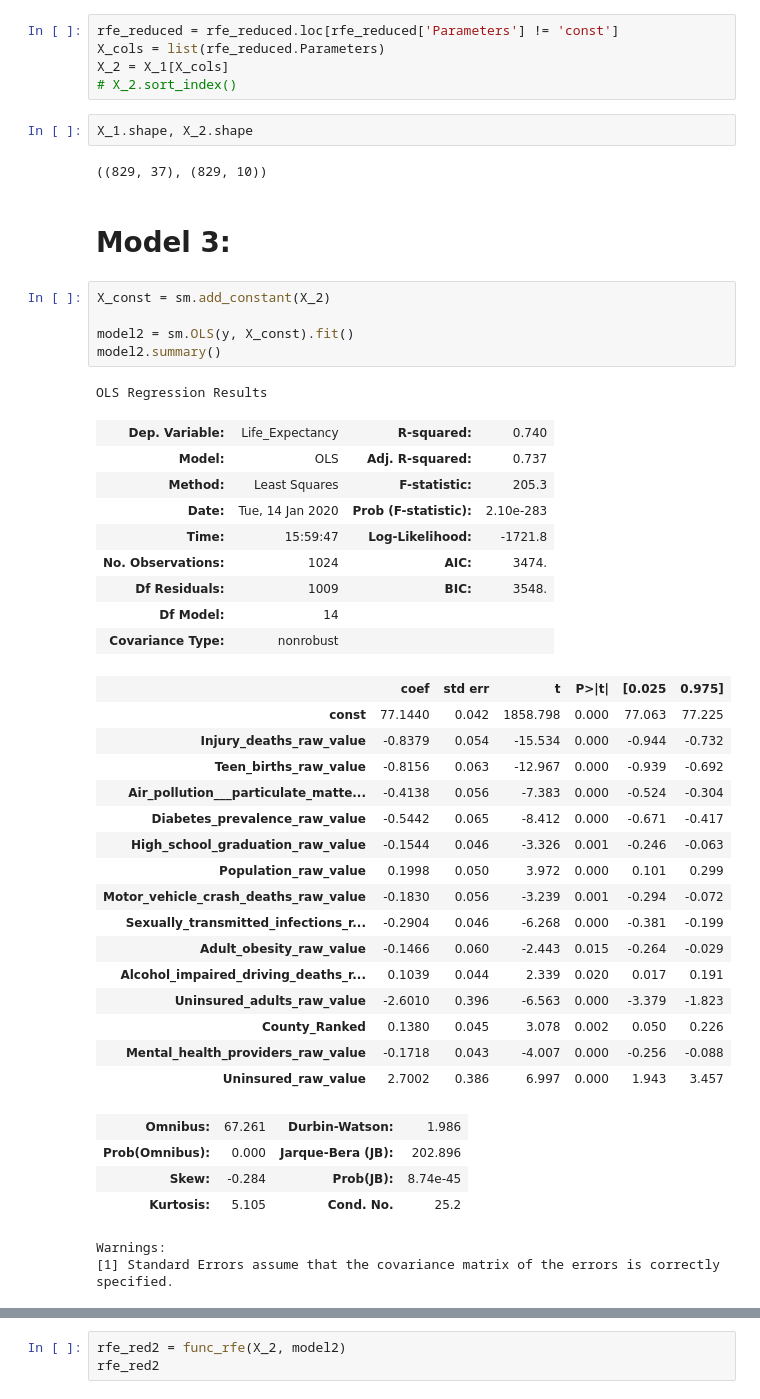
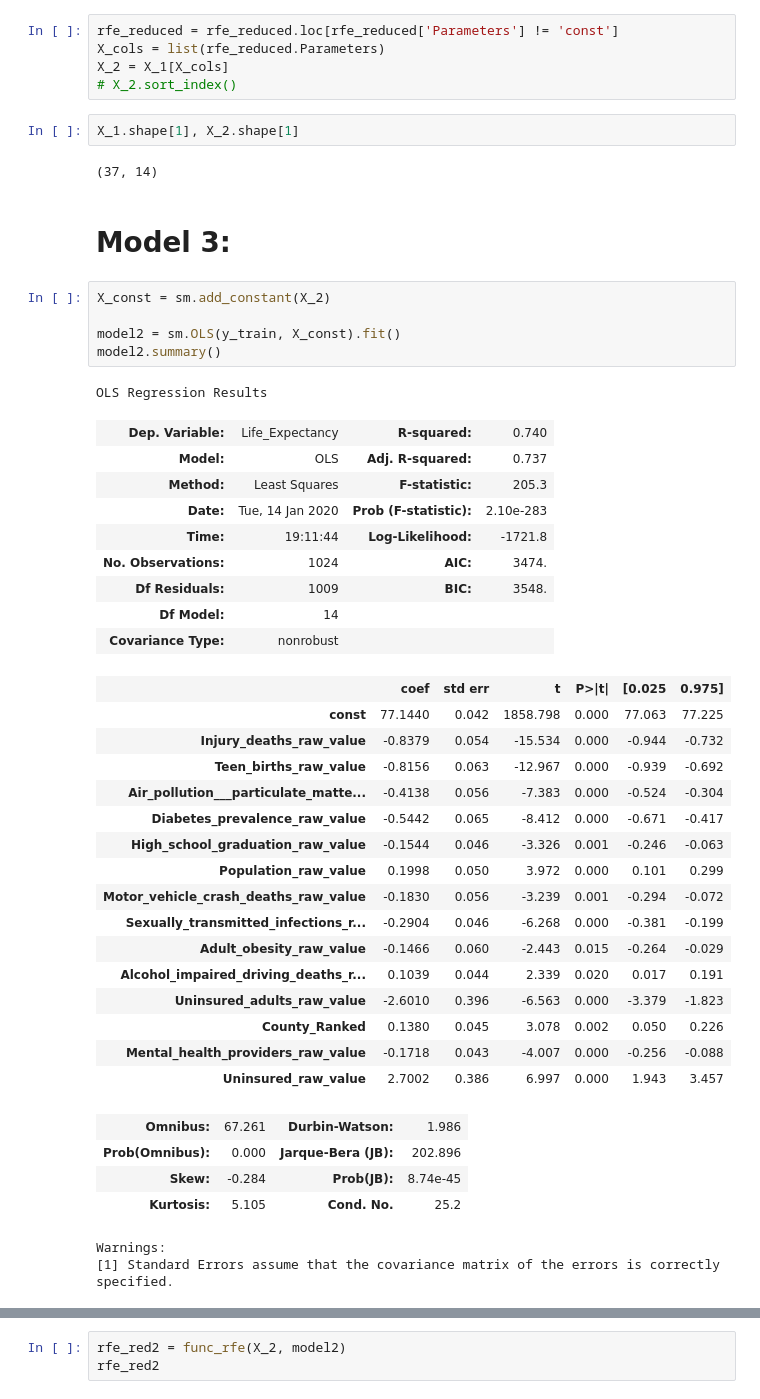
Before and after one commit to Matt-Newton998/Life_Expectancy-Mod04_Project, a Jupyter notebook: Modelling_Matt.ipynb, the cells around one changed output, grey strips where cells are left out. Saved outputs shown, nothing was run; the diff lists cells and outputs as text.

```diff
--- a/Modelling_Matt.ipynb
+++ b/Modelling_Matt.ipynb
@@ -347,23 +338,23 @@ X_cols = list(rfe_reduced.Parameters)
 X_2 = X_1[X_cols]
 # X_2.sort_index()
 # %%
-X_1.shape, X_2.shape
+X_1.shape[1], X_2.shape[1]
 # %% [output]
-((829, 37), (829, 10))
+(37, 14)
 # %% [markdown]
 # Model 3:
 # %%
 X_const = sm.add_constant(X_2)
 
-model2 = sm.OLS(y, X_const).fit()
+model2 = sm.OLS(y_train, X_const).fit()
 model2.summary()
 # %% [output]
 OLS Regression Results
 | Dep. Variable: | Life_Expectancy | R-squared: | 0.740 |
 | Model: | OLS | Adj. R-squared: | 0.737 |
 | Method: | Least Squares | F-statistic: | 205.3 |
 | Date: | Tue, 14 Jan 2020 | Prob (F-statistic): | 2.10e-283 |
-| Time: | 15:59:47 | Log-Likelihood: | -1721.8 |
+| Time: | 19:11:44 | Log-Likelihood: | -1721.8 |
 | No. Observations: | 1024 | AIC: | 3474. |
 | Df Residuals: | 1009 | BIC: | 3548. |
 | Df Model: | 14 |  |  |
```
Also changed, not shown: parts of 53 cells of this notebook.
